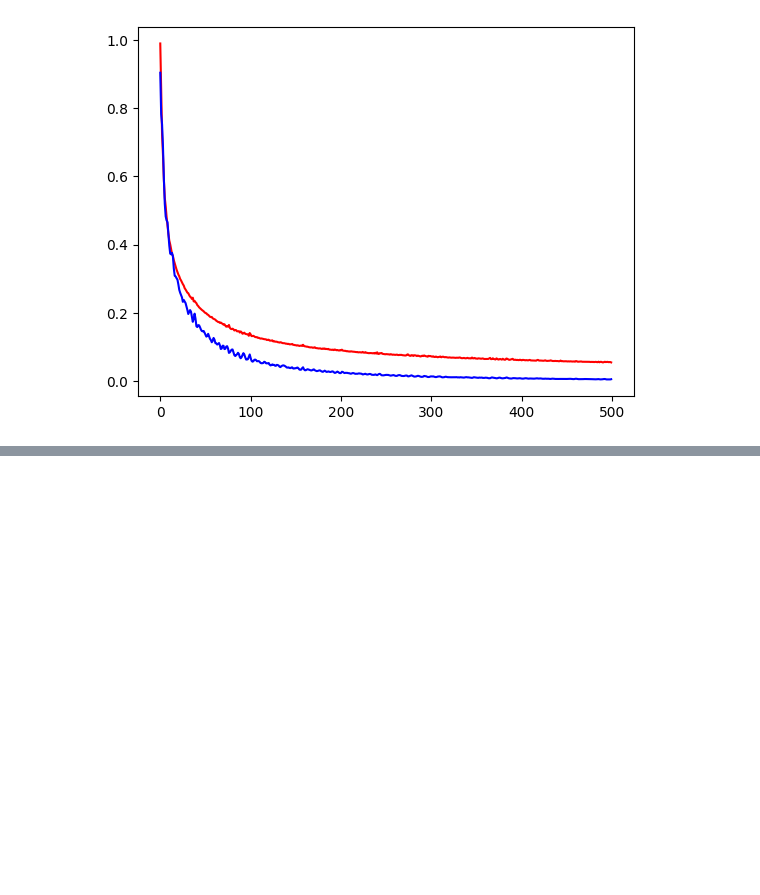
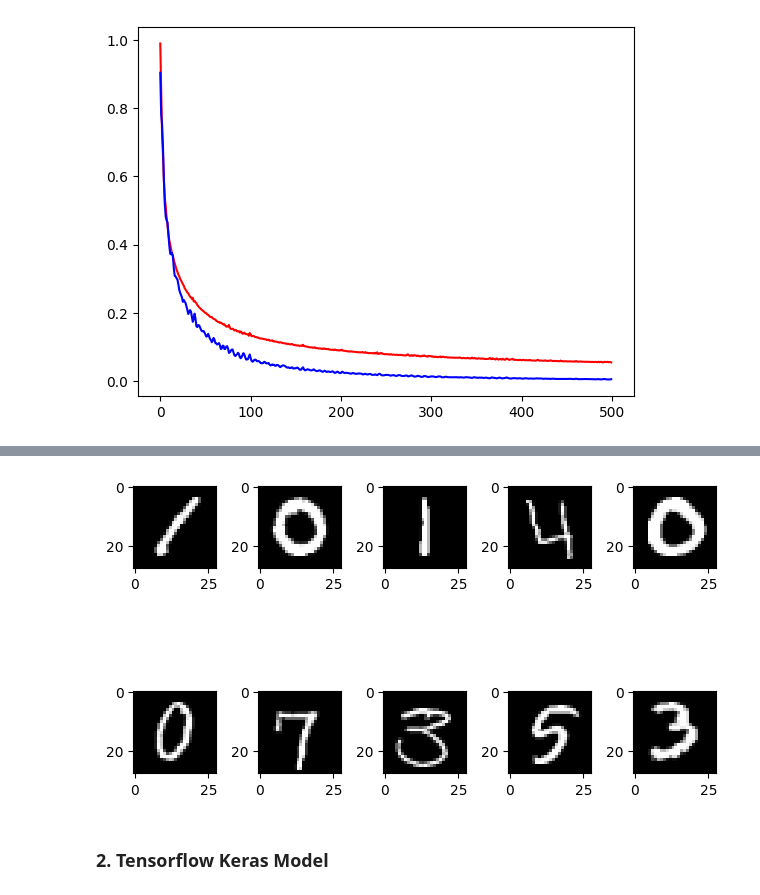
Before and after one commit to KimHyoJun99/LIKELION_AI, a Jupyter notebook: ML_TIL/07_MultinomialLogisticReg.ipynb, the cells around one changed output, grey strips where cells are left out. Saved outputs shown, nothing was run; the diff lists cells and outputs as text; code cells hidden in the pictures; blank space fills up the shorter version.

```diff
--- a/ML_TIL/07_MultinomialLogisticReg.ipynb
+++ b/ML_TIL/07_MultinomialLogisticReg.ipynb
@@ -274,0 +293,6 @@ dict_keys(['loss', 'acc', 'val_loss', 'val_acc'])
+# %%
+# Raw Data Loading
+data = r'/content/drive/MyDrive/LikeLion/ML/data/mnist/train.csv'
+df = pd.read_csv(data)
+
+display(df.head())
@@ -274,0 +307,44 @@ dict_keys(['loss', 'acc', 'val_loss', 'val_acc'])
+# %%
+# shape
+df.shape  # (42000, 785)
+
+# 이미지 데이터의 경우 이미지로부터 픽셀을 뽑아냈기 때문에 이상치, 결측치 존재할 가능성이 낮음
+# 확인은 해줘야 함
+df.isnull().sum().value_counts()  # 결측치 없음
+
+# 정규화 하기 전에 이미지를 눈으로 확인
+img_data = df.drop('label', axis=1, inplace=False).values
+
+fig = plt.figure()
+fig_arr = []  # subplot을 저장하는 list
+
+for n in range(0, 10):
+    fig_arr.append(fig.add_subplot(2, 5, n+1))
+    fig_arr[n].imshow(img_data[n].reshape(28,28),
+                       cmap='gray',
+                       interpolation='nearest')
+
+plt.tight_layout()
+plt.show()
+
+# feature, target
+x_data = df.drop('label', axis=1, inplace=False).values
+t_data = df["label"].values
+
+# 0 ~ 255 사이의 값이므로 정규화 필요
+scaler = MinMaxScaler()
+x_data_norm = scaler.fit_transform(x_data)
+
+# train, test 분리
+x_data_train_norm, x_data_test_norm, t_data_train, t_data_test = train_test_split(x_data_norm,
+                                                                                  t_data,
+                                                                                  stratify=t_data,
+                                                                                  test_size=0.3,
+                                                                                  random_state=1)
+
+# 학습용 데이터: 29,400개
+# 평가용 데이터: 12,600개
+# %% [output]
+[figure, added]
+# %% [markdown]
+### 2. Tensorflow Keras Model
```
Also changed, not shown: parts of 22 cells of this notebook.
